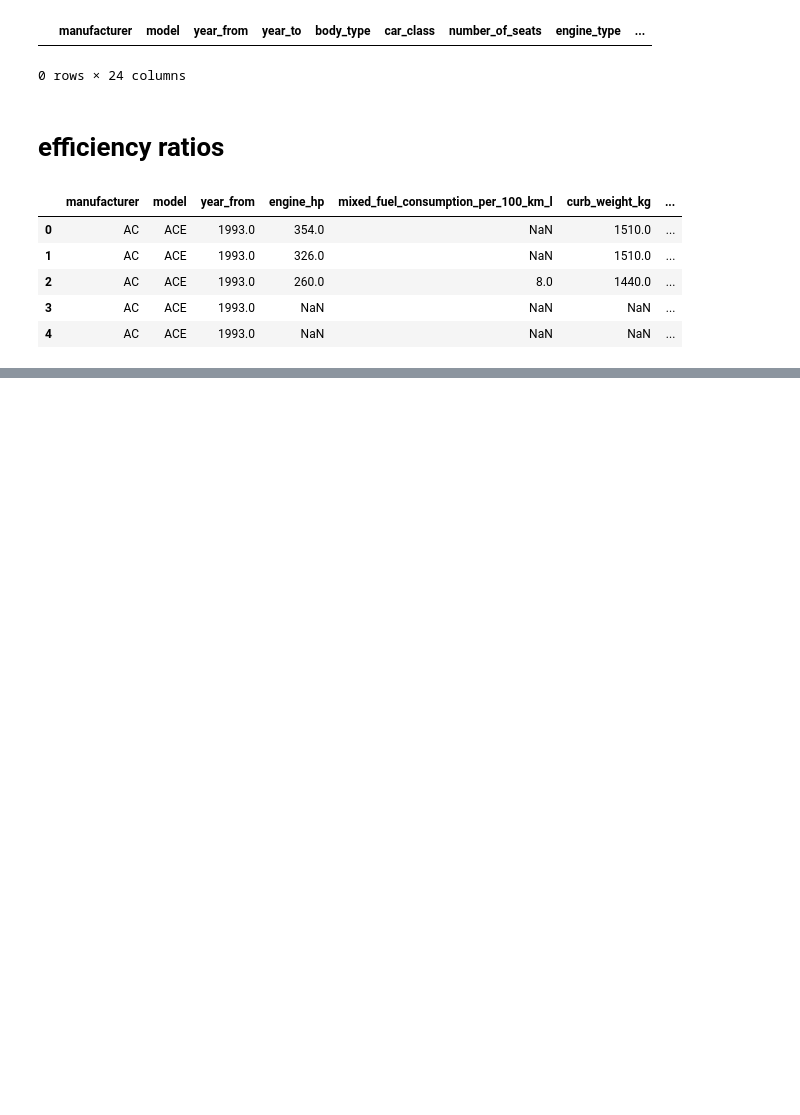
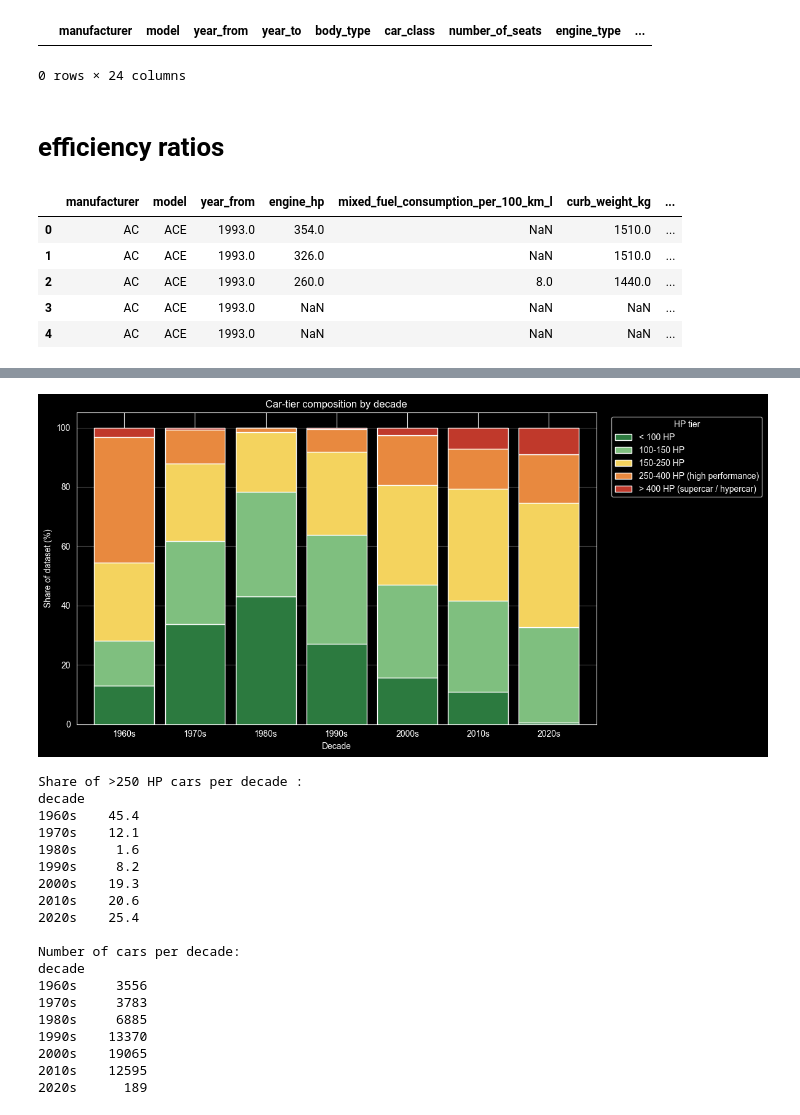
Before and after one commit to val-mon/cars-efficiency, a Jupyter notebook: main.ipynb, the cells around one changed output, grey strips where cells are left out. Drawn from its saved outputs; the diff is of its cells as text; code cells hidden in the pictures; blank space fills up the shorter version.

```diff
--- a/main.ipynb
+++ b/main.ipynb
@@ -295,0 +343,79 @@ df[[
+# %%
+hp_bins = [0, 100, 150, 250, 400, 1e6]
+hp_labels = [
+    '< 100 HP ',
+    '100-150 HP ',
+    '150-250 HP ',
+    '250-400 HP (high performance)',
+    '> 400 HP (supercar / hypercar)',
+]
+mask = df['engine_hp'].notna() & df['year_from'].between(1960, 2020)
+plot_df = df.loc[mask, ['year_from', 'engine_hp']].copy()
+plot_df['decade'] = (plot_df['year_from'] // 10 * 10).astype(int).astype(str) + 's'
+plot_df['hp_tier'] = pd.cut(plot_df['engine_hp'], bins=hp_bins, labels=hp_labels, right=False)
+
+counts = (plot_df.groupby(['decade', 'hp_tier'], observed=True).size()
+          .unstack(fill_value=0).reindex(columns=hp_labels, fill_value=0))
+share = counts.div(counts.sum(axis=1), axis=0) * 100
+decade_n = counts.sum(axis=1)
+
+fig, ax = plt.subplots(figsize=(12, 6))
+
+colors = ['#2c7a3f', '#7fbf7f', '#f4d35e', '#e8893f', '#c0392b']
+
+share.plot(
+    kind='bar',
+    stacked=True,
+    ax=ax,
+    color=colors,
+    width=0.85
+)
+
+ax.set_xlabel('Decade')
+ax.set_ylabel('Share of dataset (%)')
+
+ax.set_title(
+    'Car-tier composition by decade'
+)
+
+ax.set_ylim(0, 105)
+
+ax.legend(
+    loc='upper left',
+    bbox_to_anchor=(1.02, 1),
+    title='HP tier'
+)
+
+ax.grid(True, alpha=0.3, axis='y')
+plt.xticks(rotation=0)
+
+
+plt.tight_layout()
+plt.show()
+
+print("Share of >250 HP cars per decade :")
+print(share[['250-400 HP (high performance)', '> 400 HP (supercar / hypercar)']]
+      .sum(axis=1).round(1).to_string())
+print("\nNumber of cars per decade:")
+print(decade_n.to_string())
+# %% [output]
+[figure, added]
+Share of >250 HP cars per decade :
+decade
+1960s    45.4
+1970s    12.1
+1980s     1.6
+1990s     8.2
+2000s    19.3
+2010s    20.6
+2020s    25.4
+
+Number of cars per decade:
+decade
+1960s     3556
+1970s     3783
+1980s     6885
+1990s    13370
+2000s    19065
+2010s    12595
+2020s      189
```
Also changed, not shown: parts of 7 cells of this notebook.
